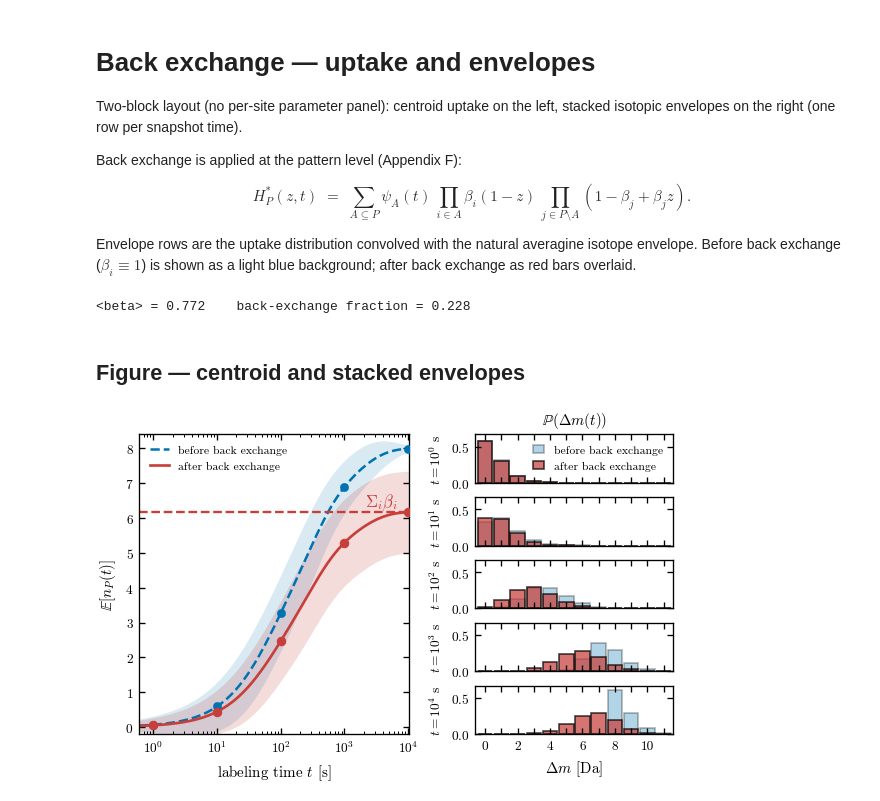
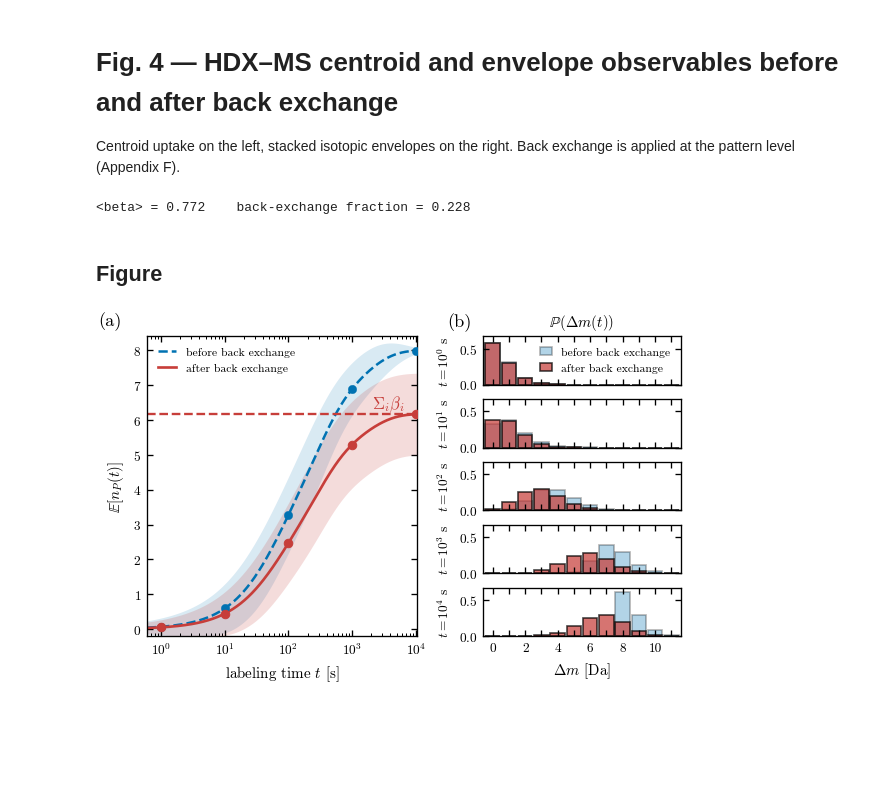
Before and after one commit to pacilab/hdx-envelopes-fk, a Jupyter notebook: notebooks/fig4.ipynb, the cells around one changed output. Drawn from its saved outputs; the diff is of its cells as text; code cells hidden in the pictures; blank space fills up the shorter version.

```diff
--- a/notebooks/fig4.ipynb
+++ b/notebooks/fig4.ipynb
@@ -1,15 +1,7 @@
 # %% [markdown]
-# Back exchange &mdash; uptake and envelopes
+# Fig. 4 — HDX–MS centroid and envelope observables before and after back exchange
 
-Two-block layout (no per-site parameter panel): centroid uptake on the left, stacked isotopic envelopes on the right (one row per snapshot time).
-
-Back exchange is applied at the pattern level (Appendix F):
-
-$$
-H^{*}_P(z,t) \;=\; \sum_{A\subseteq P} \psi_A(t)\, \prod_{i\in A} \beta_i(1-z)\, \prod_{j\in P\setminus A}(1-\beta_j+\beta_j z) .
-$$
-
-Envelope rows are the uptake distribution convolved with the natural averagine isotope envelope. Before back exchange ($\beta_i\equiv 1$) is shown as a light blue background; after back exchange as red bars overlaid.
+Centroid uptake on the left, stacked isotopic envelopes on the right. Back exchange is applied at the pattern level (Appendix F).
 # %%
 import os, sys
 import numpy as np
@@ -63,7 +55,7 @@ print(f'<beta> = {beta.mean():.3f}    back-exchange fraction = {(1-beta).mean():
 # %% [output]
 <beta> = 0.772    back-exchange fraction = 0.228
 # %% [markdown]
-## Figure &mdash; centroid and stacked envelopes
+## Figure
 # %%
 RED   = '#C73E3A'                   # softer red than the default vermillion
 BLUE  = COLORS['uncoupled']
@@ -118,6 +110,8 @@ ax_c.set_ylabel(r'$\mathbb{E}[n_P(t)]$')
 ax_c.legend(loc='upper left', fontsize=7, handlelength=1.6, frameon=False)
 ax_c.text(t[-1]*0.2, float(np.sum(beta)) + 0.16, r'${\Sigma}_i\beta_i$',
           color=RED, fontsize=10)
+ax_c.text(-0.18, 1.02, '(a)', transform=ax_c.transAxes,
+          fontsize=11, fontweight='bold', va='bottom', ha='left')
 
 # ==================== RIGHT: stacked envelope rows =====================
 x_ticks      = np.arange(0, L_env, 1)
@@ -128,32 +122,34 @@ for ti, tsnap in enumerate(t_snaps):
 
     # background: ideal (before back exchange)
     ax_e.bar(offs, env_ex2[ti], width=0.9,
              color=BLUE, edgecolor='black', lw=1, alpha=alpha_ideal,
              label='before back exchange' if ti == 0 else None)
     # foreground: back-exchange-corrected
     ax_e.bar(offs, env_bx[ti], width=0.9,
              color=RED, edgecolor='black', lw=1, alpha=.72,
              label='after back exchange' if ti == 0 else None)
 
     ax_e.set_xticks(x_ticks, labels=x_ticklabels)
     ax_e.set_xlim(-0.6, L_env - 0.4)
     ax_e.set_ylim(0, ymax)
     ax_e.set_yticks([0, 0.5])
 
     if ti != Ns - 1:
         plt.setp(ax_e.get_xticklabels(), visible=False)
     else:
         ax_e.set_xlabel(r'$\Delta m$ [Da]')
 
     exp = int(round(np.log10(tsnap)))
     ax_e.set_ylabel(rf'$t=10^{{{exp}}}$ s', fontsize=8)
     if ti == 0:
+        ax_e.text(-0.18, 1.10, '(b)', transform=ax_e.transAxes,
+                  fontsize=11, fontweight='bold', va='bottom', ha='left')
         ax_e.set_title(r'$\mathbb{P}(\Delta m(t))$')
         ax_e.legend(loc='upper right', fontsize=7, handlelength=1.0,
                     frameon=False, ncol=1, columnspacing=1.0)
 
-fig.savefig(os.path.join(PLOTS_DIR, 'fig_backexchange_uptake_envelopes.pdf'),
+fig.savefig(os.path.join(PLOTS_DIR, 'fig4.pdf'),
             bbox_inches='tight')
 plt.show()
 # %% [output]
-[figure, old version]
+[figure, new version]
```
Also changed, not shown: 1 other file.
